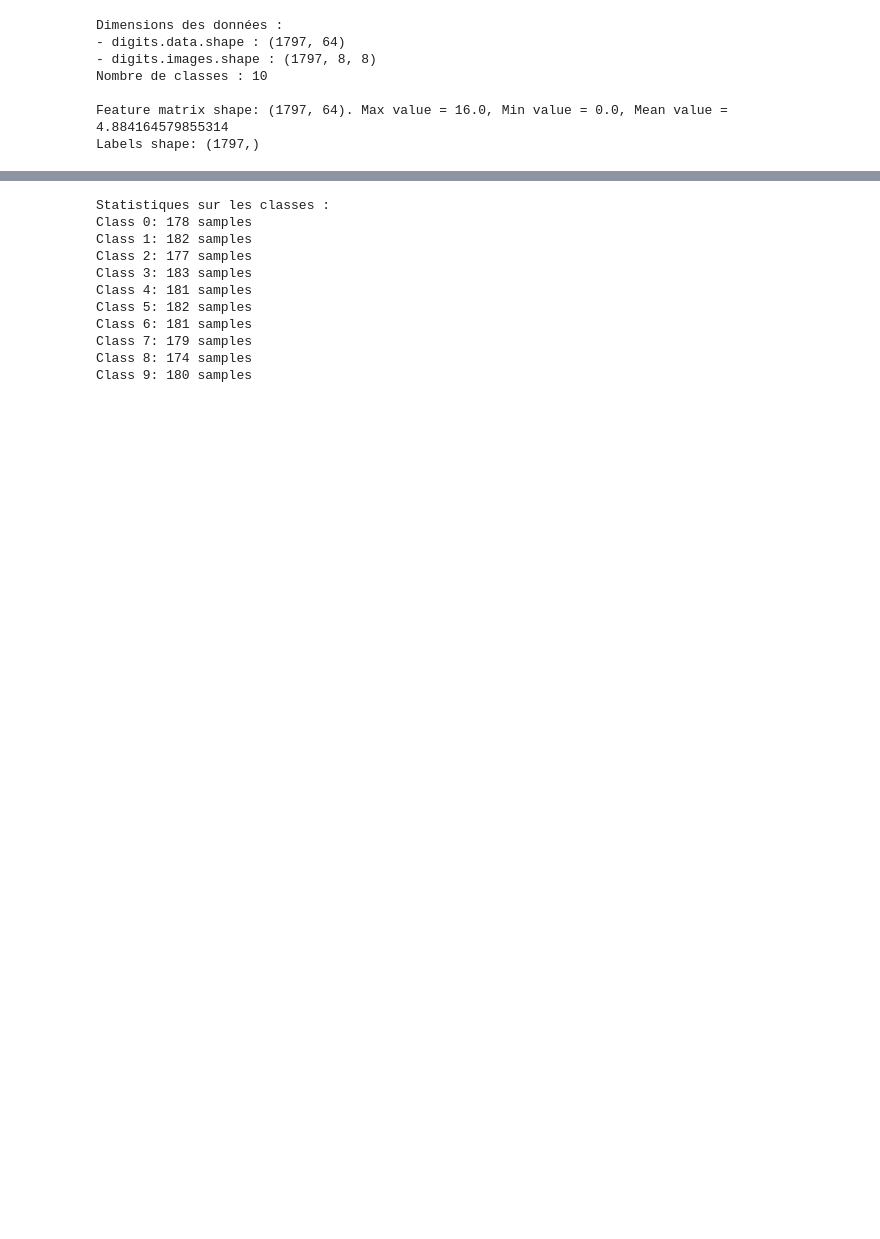
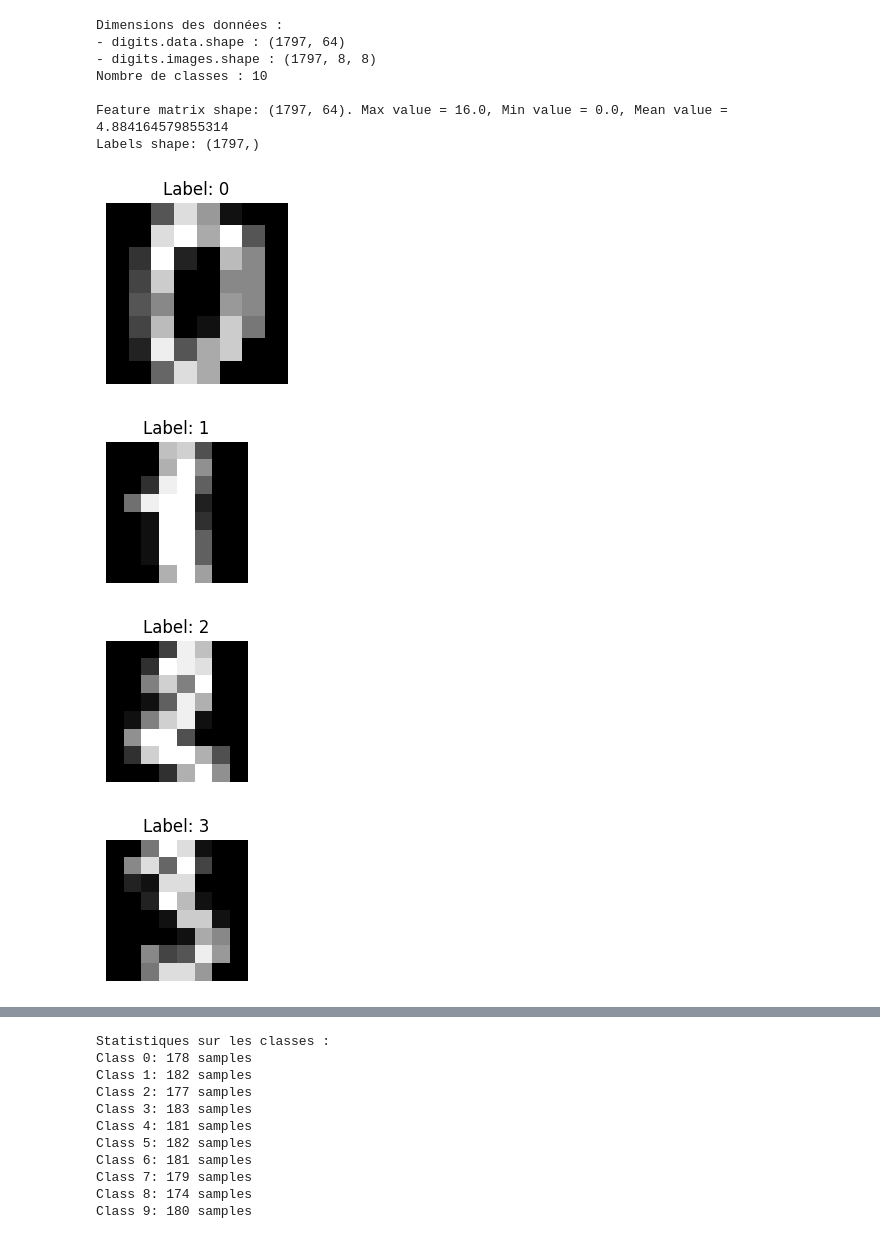
Before and after one commit to gt124578/ML-Project, a Jupyter notebook: Notebook_ML.ipynb, the cells around one changed output, grey strips where cells are left out. Cells and saved outputs as stored; diff of their text form; code cells hidden in the pictures; blank space fills up the shorter version.

```diff
--- a/Notebook_ML.ipynb
+++ b/Notebook_ML.ipynb
@@ -25,6 +27,22 @@ Nombre de classes : 10
 
 Feature matrix shape: (1797, 64). Max value = 16.0, Min value = 0.0, Mean value = 4.884164579855314
 Labels shape: (1797,)
+# %%
+# Visualize some images
+# TODO: Graph the first4 images from the data base
+plt.figure(figsize=(8, 4))
+for i in range(4):
+    plt.subplot(1, 4, i + 1)
+    plt.imshow(digits.images[i], cmap='gray')
+    plt.title(f"Label: {digits.target[i]}")
+    plt.axis('off')
+    plt.tight_layout()
+    plt.show()
+# %% [output]
+[figure, added]
+[figure, added]
+[figure, added]
+[figure, added]
 # %%
 def plot_multi(data, y):
     '''Plots 16 digits'''
```
Also changed, not shown: parts of 18 cells of this notebook.
